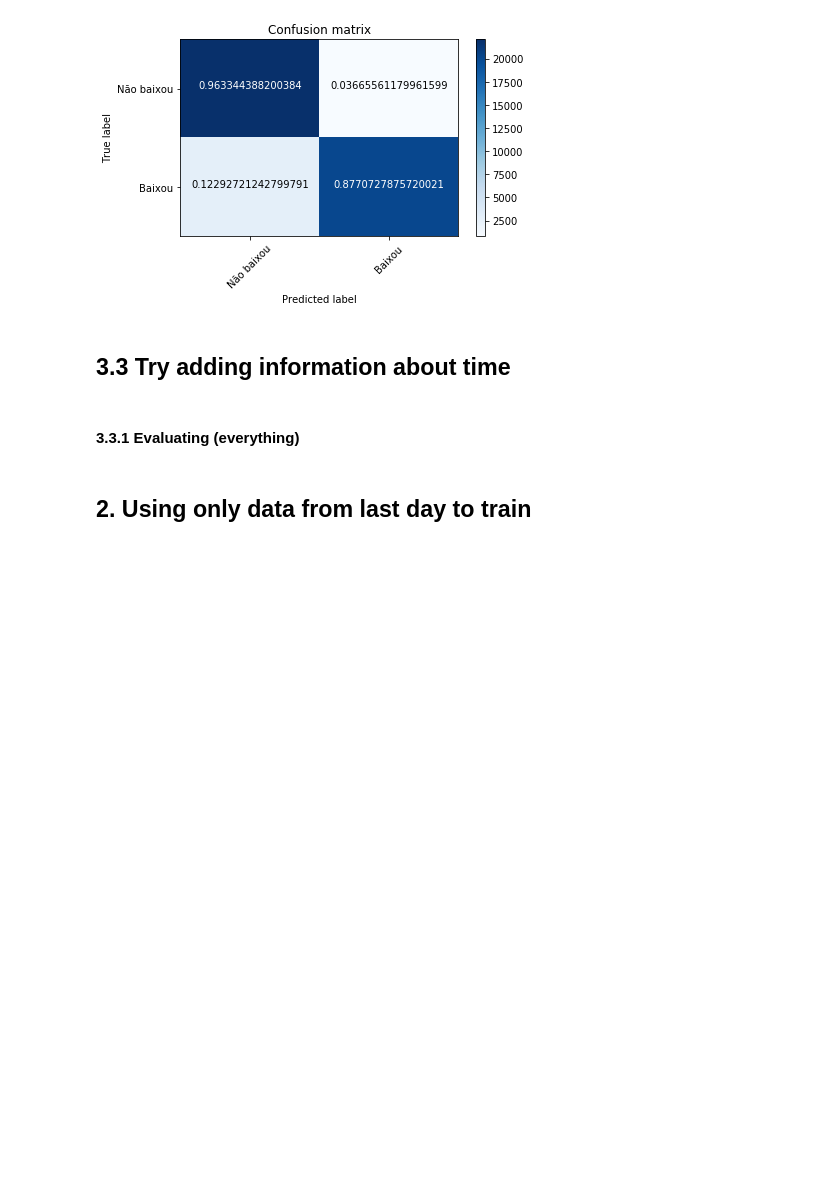
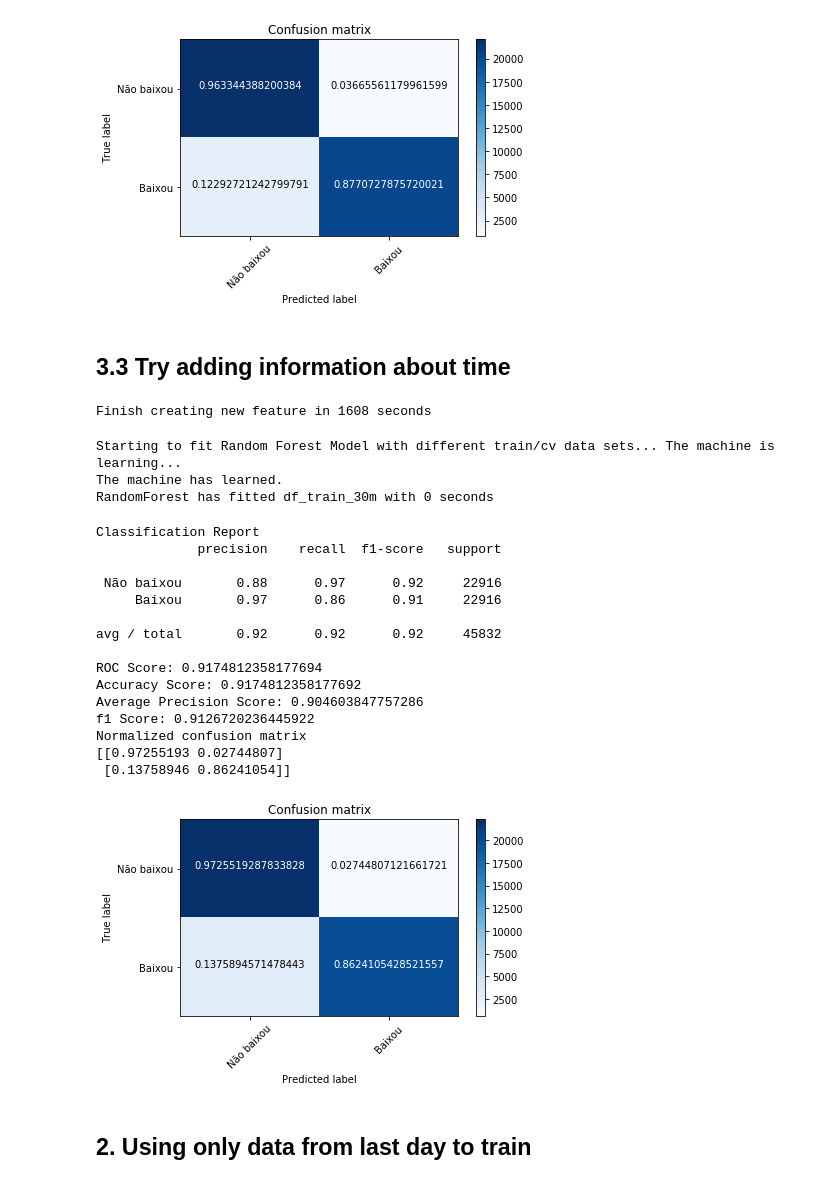
Before and after one commit to rgriva/Kaggle, a Jupyter notebook: Trying_to_improve_Naive_RForrest.ipynb, the cells around one changed output. Saved outputs shown, nothing was run; the diff lists cells and outputs as text; code cells hidden in the pictures; blank space fills up the shorter version.

```diff
--- a/Trying_to_improve_Naive_RForrest.ipynb
+++ b/Trying_to_improve_Naive_RForrest.ipynb
@@ -422,19 +427,84 @@ Normalized confusion matrix
 [figure]
 # %% [markdown]
 ## 3.3 Try adding information about time
+# %%
+start_time = time.time()
+
+df_merge = pd.concat([df_train, df_test])
+# del df_train, df_test
+ips = X_resampled.ip.unique()
+dic = []
+
+for ip in ips:
+    temp = df_merge[df_merge.ip == ip]
+    temp.seconds = temp.hours*3600 + temp.seconds
+    temp.seconds = temp.minutes*60 + temp.seconds
+    temp = temp.drop(['hours', 'minutes'], axis=1)
+    average = abs(temp.seconds - temp.seconds.shift(-1)).mean()
+    dic.append([ip, average])
+    #if temp.seconds.value_counts().iloc[0] == 1:
+    #    dic.append([ip, 0])
+    #else:
+    #    average = abs(temp.seconds - temp.seconds.shift(-1))
+    #    average = average.mean()
+    #    dic.append([ip, average])
+    del temp
+
+print('Finish creating new feature in {} seconds'.format(round(time.time() - start_time), 3))
+# %% [output]
+Finish creating new feature in 1608 seconds
+# %%
+dic = pd.DataFrame(dic, columns=['ip', 'delta_seconds'])
+X_resampled = X_resampled.merge(dic, on='ip', how='left')
+X_resampled.head()
+# %%
+# Selecting the features
+param = X_resampled.columns
+param = [i for i in param if i != 'ip' and i != 'app_count' and i != 'os_count' and i != 'channel_count']
+X = X_resampled[param]
+
+#Getting cross validation dataframe
+train_idx, test_idx = model_selection.StratifiedKFold(n_splits=2).split(X, Y_resampled)
 # %%
-# Start of Random Forest Implementation
+print('Starting to fit Random Forest Model with different train/cv data sets... The machine is learning...')
+start_time = time.time()
+#dic = {}
+#for i in range(1,10):
+X_train = X.iloc[train_idx[:1]]
+Y_train = Y_resampled.iloc[train_idx[:1]]
 
-print('Starting to fit Random Forest Model... The machine is learning...')
-start_time = time.time()
+X_cv = X.iloc[test_idx[:1]]
+Y_cv = Y_resampled.iloc[test_idx[:1]]
+
+    # Start of Random Forest Implementation
 rf = RandomForestClassifier(n_estimators=13, max_depth=13, verbose=0, n_jobs = -1)
 rf = rf.fit(X_train, Y_train['is_attributed'])
 print('The machine has learned.')
+
 print('RandomForest has fitted df_train_30m with {} seconds'.format(round(time.time() - start_time), 3))
+# %% [output]
+Starting to fit Random Forest Model with different train/cv data sets... The machine is learning...
+The machine has learned.
+RandomForest has fitted df_train_30m with 0 seconds
-# %% [markdown]
-#### 3.3.1 Evaluating (everything)
 # %%
-roc_usample_every = clf_eval(rf, X_cv, Y_cv, normalize=True)
+roc_usample_counts = clf_eval(rf, X_cv, Y_cv, normalize=True)
+# %% [output]
+Classification Report
+             precision    recall  f1-score   support
+
+ Não baixou       0.88      0.97      0.92     22916
+     Baixou       0.97      0.86      0.91     22916
+
+avg / total       0.92      0.92      0.92     45832
+
+ROC Score: 0.9174812358177694
+Accuracy Score: 0.9174812358177692
+Average Precision Score: 0.904603847757286
+f1 Score: 0.9126720236445922
+Normalized confusion matrix
+[[0.97255193 0.02744807]
+ [0.13758946 0.86241054]]
+[figure, added]
 # %% [markdown]
 ## 2. Using only data from last day to train
 # %%
```
Also changed, not shown: parts of 16 cells of this notebook, 1 other file.
